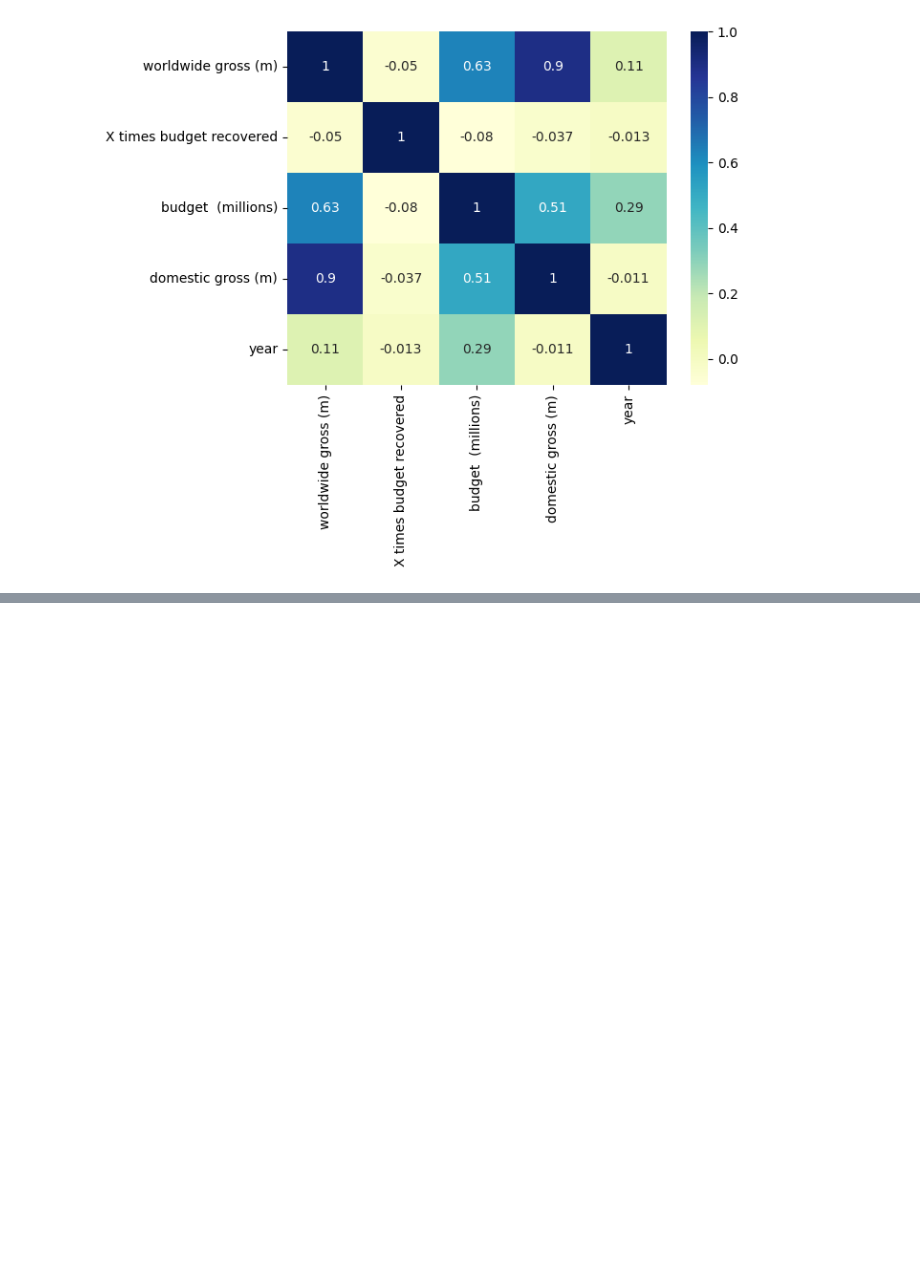
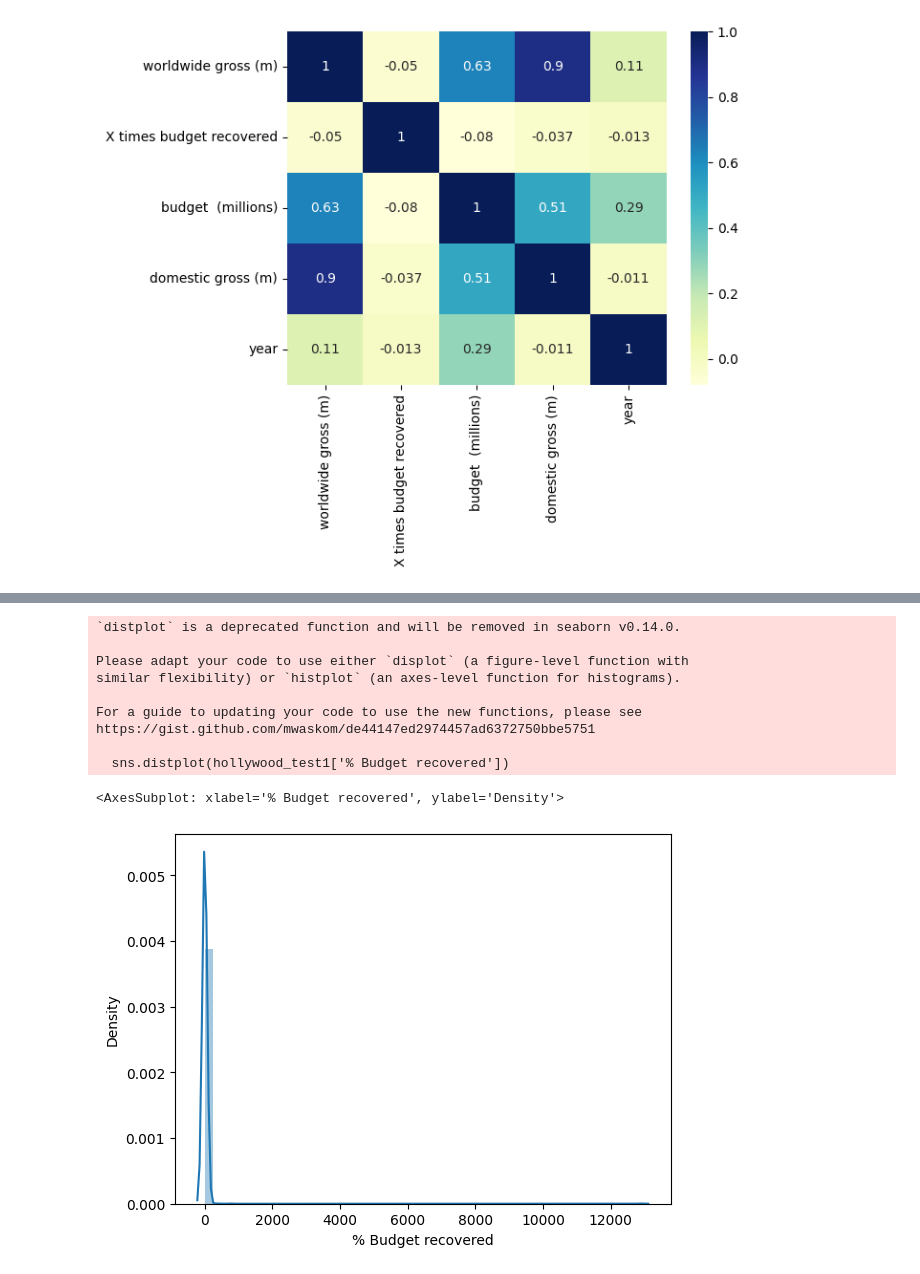
Before and after one commit to IanFranklin/Final_Project_Team_Jupiter, a Jupyter notebook: Notebooks/Untitled.ipynb, the cells around one changed output, grey strips where cells are left out. Drawn from its saved outputs; the diff is of its cells as text; code cells hidden in the pictures; blank space fills up the shorter version.

```diff
--- a/Notebooks/Untitled.ipynb
+++ b/Notebooks/Untitled.ipynb
@@ -386,0 +653,2 @@ sns.heatmap(top500movies_df.corr(), cmap="YlGnBu", annot=True)
+# %%
+hollywood_test['Primary Genre'] = hollywood_test['Primary Genre'].str.strip()
@@ -386,0 +660,7 @@ sns.heatmap(top500movies_df.corr(), cmap="YlGnBu", annot=True)
+# %%
+# duplicate genres are ('black comedy', 'romantic comedy', 'comedy'), ('music', 'musical'), ('sport', 'sports')
+
+hollywood_test['Primary Genre'] = hollywood_test['Primary Genre'].apply(lambda x: x.replace('black comedy', 'comedy'))
+hollywood_test['Primary Genre'] = hollywood_test['Primary Genre'].apply(lambda x: x.replace('romantic comedy', 'comedy'))
+hollywood_test['Primary Genre'] = hollywood_test['Primary Genre'].apply(lambda x: x.replace('music', 'musical'))
+hollywood_test['Primary Genre'] = hollywood_test['Primary Genre'].apply(lambda x: x.replace('sport', 'sports'))
@@ -386,0 +672,7 @@ sns.heatmap(top500movies_df.corr(), cmap="YlGnBu", annot=True)
+# %%
+# music and sports strings got messed up
+
+hollywood_test['Primary Genre'] = hollywood_test['Primary Genre'].apply(lambda x: x.replace('musicalal', 'musical'))
+hollywood_test['Primary Genre'] = hollywood_test['Primary Genre'].apply(lambda x: x.replace('sportss', 'sports'))
+a= hollywood_test['Primary Genre'].unique()
+print(sorted(a))
@@ -386,0 +813,4 @@ sns.heatmap(top500movies_df.corr(), cmap="YlGnBu", annot=True)
+# %%
+# create df for assumtion testing
+hollywood_test1 = hollywood_test[['% Budget recovered', 'genreR', 'ratingsR']]
+hollywood_test1.head()
@@ -386,0 +824,17 @@ sns.heatmap(top500movies_df.corr(), cmap="YlGnBu", annot=True)
+# %%
+# Test for Normality
+# only need to test for the normality of the dependent variable, since the IV is categorical
+
+sns.distplot(hollywood_test1['% Budget recovered'])
+# %% [output]
+`distplot` is a deprecated function and will be removed in seaborn v0.14.0.
+
+Please adapt your code to use either `displot` (a figure-level function with
+similar flexibility) or `histplot` (an axes-level function for histograms).
+
+For a guide to updating your code to use the new functions, please see
+https://gist.github.com/mwaskom/de44147ed2974457ad6372750bbe5751
+
+  sns.distplot(hollywood_test1['% Budget recovered'])
+<AxesSubplot: xlabel='% Budget recovered', ylabel='Density'>
+[figure, added]
```
Also changed, not shown: parts of 63 cells of this notebook.
